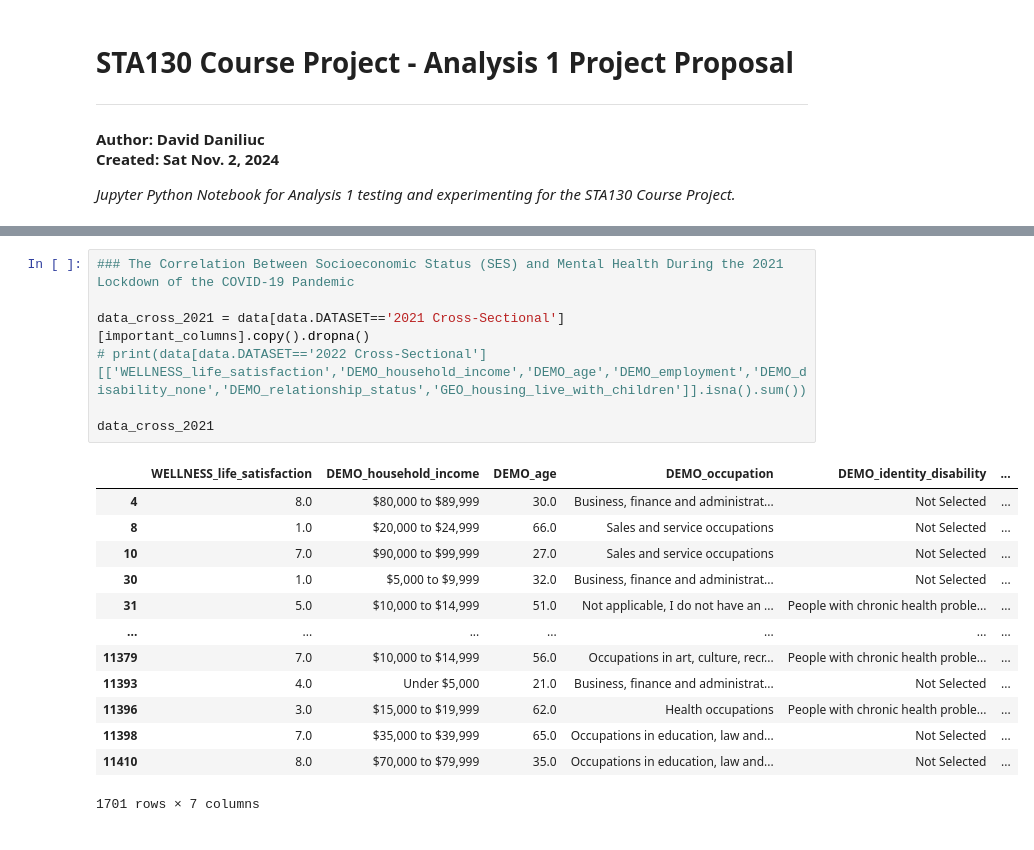
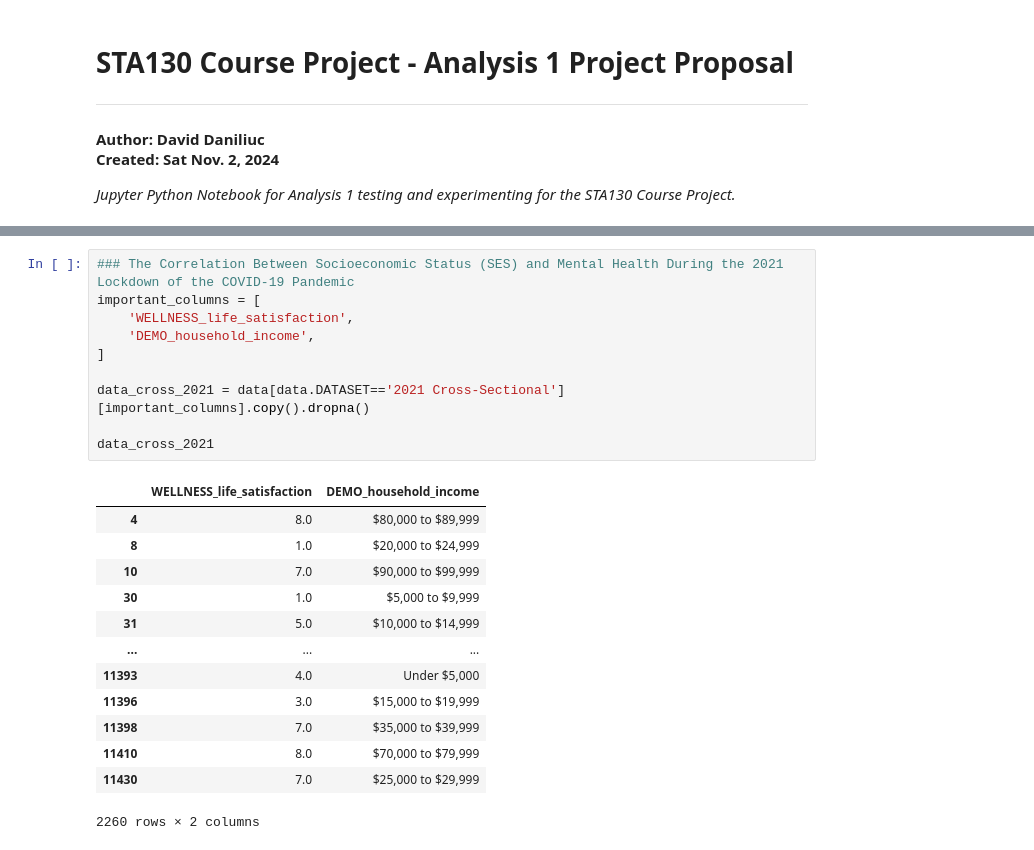
Before and after one commit to vicdenz/sta130-uoft, a Jupyter notebook: course_project/proposal_analysis1.ipynb, the cells around one changed output, grey strips where cells are left out. Cells and saved outputs as stored; diff of their text form.

```diff
--- a/course_project/proposal_analysis1.ipynb
+++ b/course_project/proposal_analysis1.ipynb
@@ -46,23 +41,26 @@ indicator_columns = important_columns[2:]
 # %%
 ### The Correlation Between Socioeconomic Status (SES) and Mental Health During the 2021 Lockdown of the COVID-19 Pandemic
+important_columns = [
+	'WELLNESS_life_satisfaction',
+	'DEMO_household_income',
+]
 
 data_cross_2021 = data[data.DATASET=='2021 Cross-Sectional'][important_columns].copy().dropna()
-# print(data[data.DATASET=='2022 Cross-Sectional'][['WELLNESS_life_satisfaction','DEMO_household_income','DEMO_age','DEMO_employment','DEMO_disability_none','DEMO_relationship_status','GEO_housing_live_with_children']].isna().sum())
 
 data_cross_2021
 # %% [output]
-|  | WELLNESS_life_satisfaction | DEMO_household_income | DEMO_age | DEMO_occupation | DEMO_identity_disability | ... |
-| 4 | 8.0 | $80,000 to $89,999 | 30.0 | Business, finance and administrat... | Not Selected | ... |
-| 8 | 1.0 | $20,000 to $24,999 | 66.0 | Sales and service occupations | Not Selected | ... |
-| 10 | 7.0 | $90,000 to $99,999 | 27.0 | Sales and service occupations | Not Selected | ... |
-| 30 | 1.0 | $5,000 to $9,999 | 32.0 | Business, finance and administrat... | Not Selected | ... |
-| 31 | 5.0 | $10,000 to $14,999 | 51.0 | Not applicable, I do not have an ... | People with chronic health proble... | ... |
-| ... | ... | ... | ... | ... | ... | ... |
-| 11379 | 7.0 | $10,000 to $14,999 | 56.0 | Occupations in art, culture, recr... | People with chronic health proble... | ... |
-| 11393 | 4.0 | Under $5,000 | 21.0 | Business, finance and administrat... | Not Selected | ... |
-| 11396 | 3.0 | $15,000 to $19,999 | 62.0 | Health occupations | People with chronic health proble... | ... |
-| 11398 | 7.0 | $35,000 to $39,999 | 65.0 | Occupations in education, law and... | Not Selected | ... |
-| 11410 | 8.0 | $70,000 to $79,999 | 35.0 | Occupations in education, law and... | Not Selected | ... |
+|  | WELLNESS_life_satisfaction | DEMO_household_income |
+| 4 | 8.0 | $80,000 to $89,999 |
+| 8 | 1.0 | $20,000 to $24,999 |
+| 10 | 7.0 | $90,000 to $99,999 |
+| 30 | 1.0 | $5,000 to $9,999 |
+| 31 | 5.0 | $10,000 to $14,999 |
+| ... | ... | ... |
+| 11393 | 4.0 | Under $5,000 |
+| 11396 | 3.0 | $15,000 to $19,999 |
+| 11398 | 7.0 | $35,000 to $39,999 |
+| 11410 | 8.0 | $70,000 to $79,999 |
+| 11430 | 7.0 | $25,000 to $29,999 |
-1701 rows × 7 columns
+2260 rows × 2 columns
 # %%
 income_mapping = {
```
Also changed, not shown: parts of 11 cells of this notebook, 20 other files.
